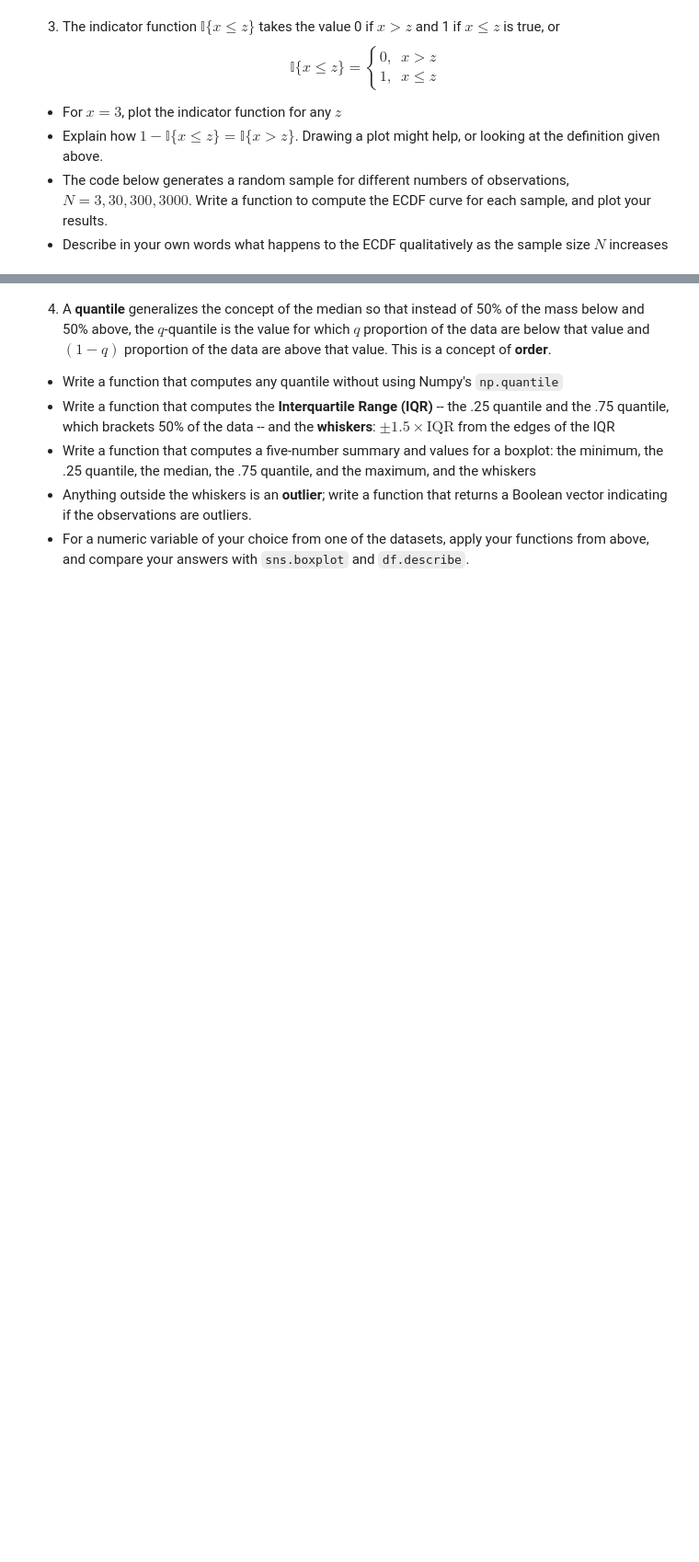
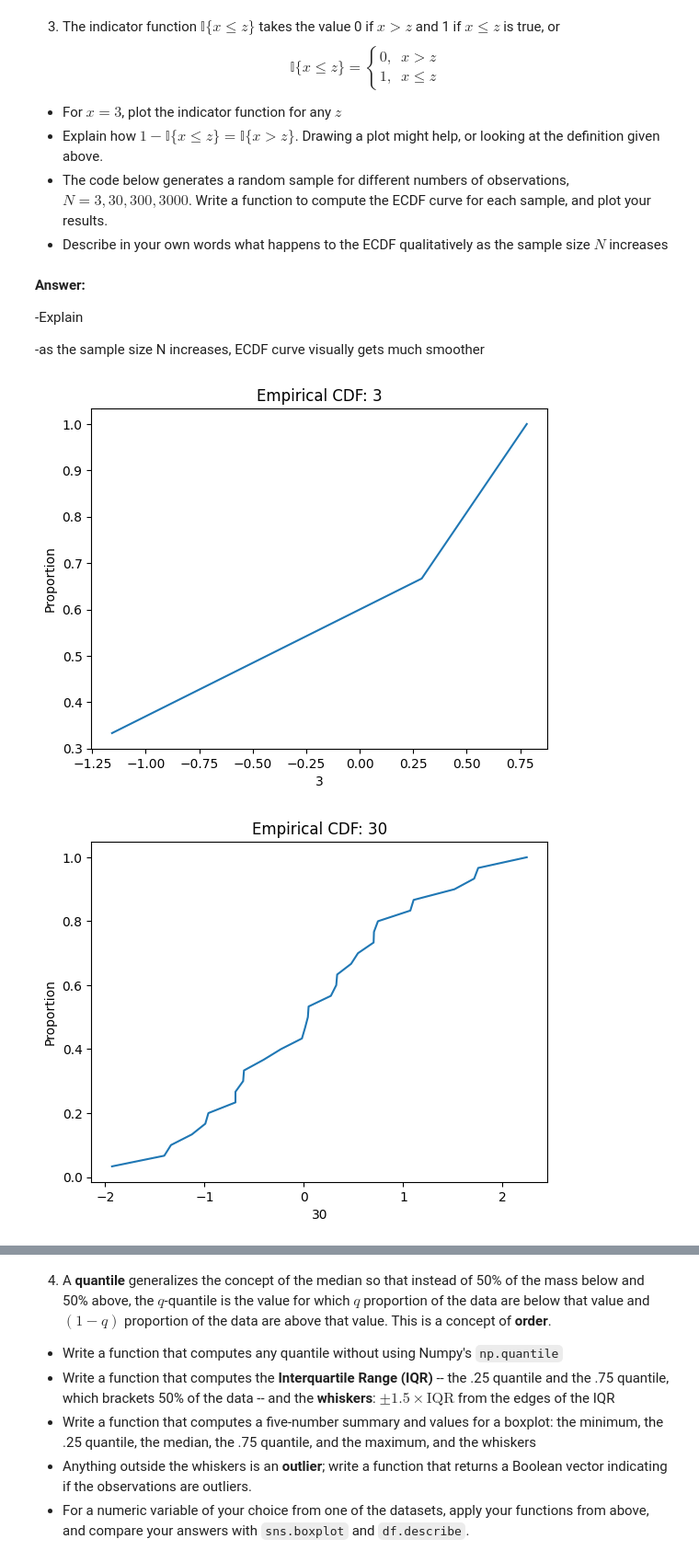
Before and after one commit to oof6/Assignment1UU, a Jupyter notebook: assignment_2-3.ipynb, the cells around one changed output, grey strips where cells are left out. Shown: that part at 92% size. Saved outputs shown, nothing was run; the diff lists cells and outputs as text; code cells hidden in the pictures; blank space fills up the shorter version.

```diff
--- a/assignment_2-3.ipynb
+++ b/assignment_2-3.ipynb
@@ -117,12 +156,35 @@ $$
 - Explain how $ 1- \mathbb{I}\{ x \le z \} = \mathbb{I}\{ x > z \}$. Drawing a plot might help, or looking at the definition given above.
 - The code below generates a random sample for different numbers of observations, $N = 3, 30, 300, 3000 $. Write a function to compute the ECDF curve for each sample, and plot your results.
 - Describe in your own words what happens to the ECDF qualitatively as the sample size $N$ increases
+# %% [markdown]
+**Answer:**
+
+-Explain
+
+-as the sample size N increases, ECDF curve visually gets much smoother
 # %%
 import numpy as np
 import seaborn as sns
+import matplotlib.pyplot as plt
 
 rng = np.random.default_rng(100)
 
 for N in (3,30,300,3000):
     X = rng.normal(0,1,N)
     # ECDF plot goes here:
+
+    Z = np.sort(np.unique(X)) # Extract and sort unique values for
+    compare = np.array(X).reshape(-1,1) <= np.array(Z).reshape(1,-1)
+    #compare = X.to_numpy().reshape(-1,1) <= Z.reshape(1,-1) # Compare x and Z values
+    ecdf = np.mean(compare,axis=0) # Average over x indices for each z
+
+    title_str = N
+
+    plt.plot(Z,ecdf)
+    plt.title(f'Empirical CDF: {title_str}')
+    plt.ylabel('Proportion')
+    plt.xlabel(title_str)
+    plt.show()
+# %% [output]
+[figure, added]
+[figure, added]
```
Also changed, not shown: parts of 5 cells of this notebook.
